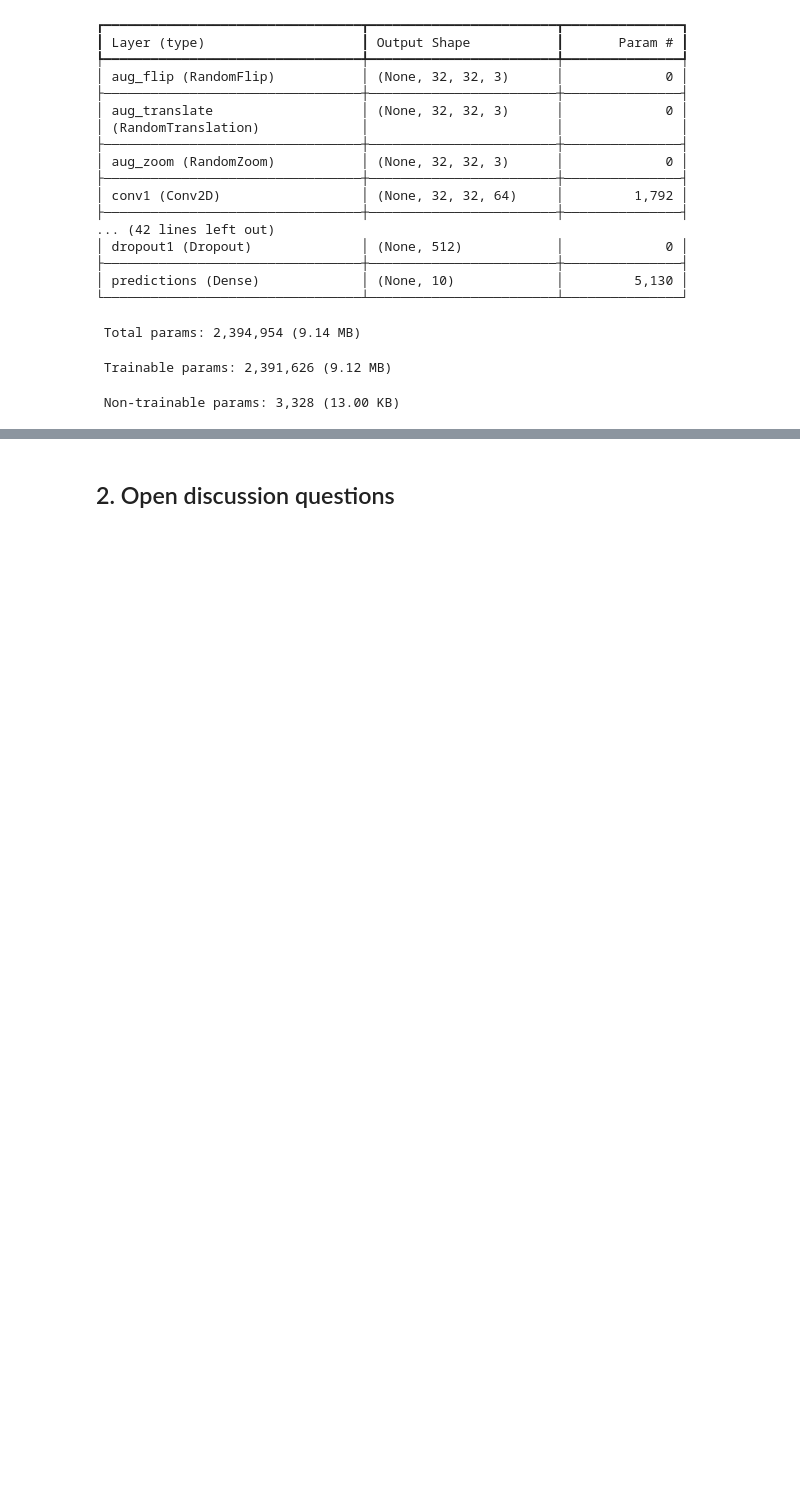
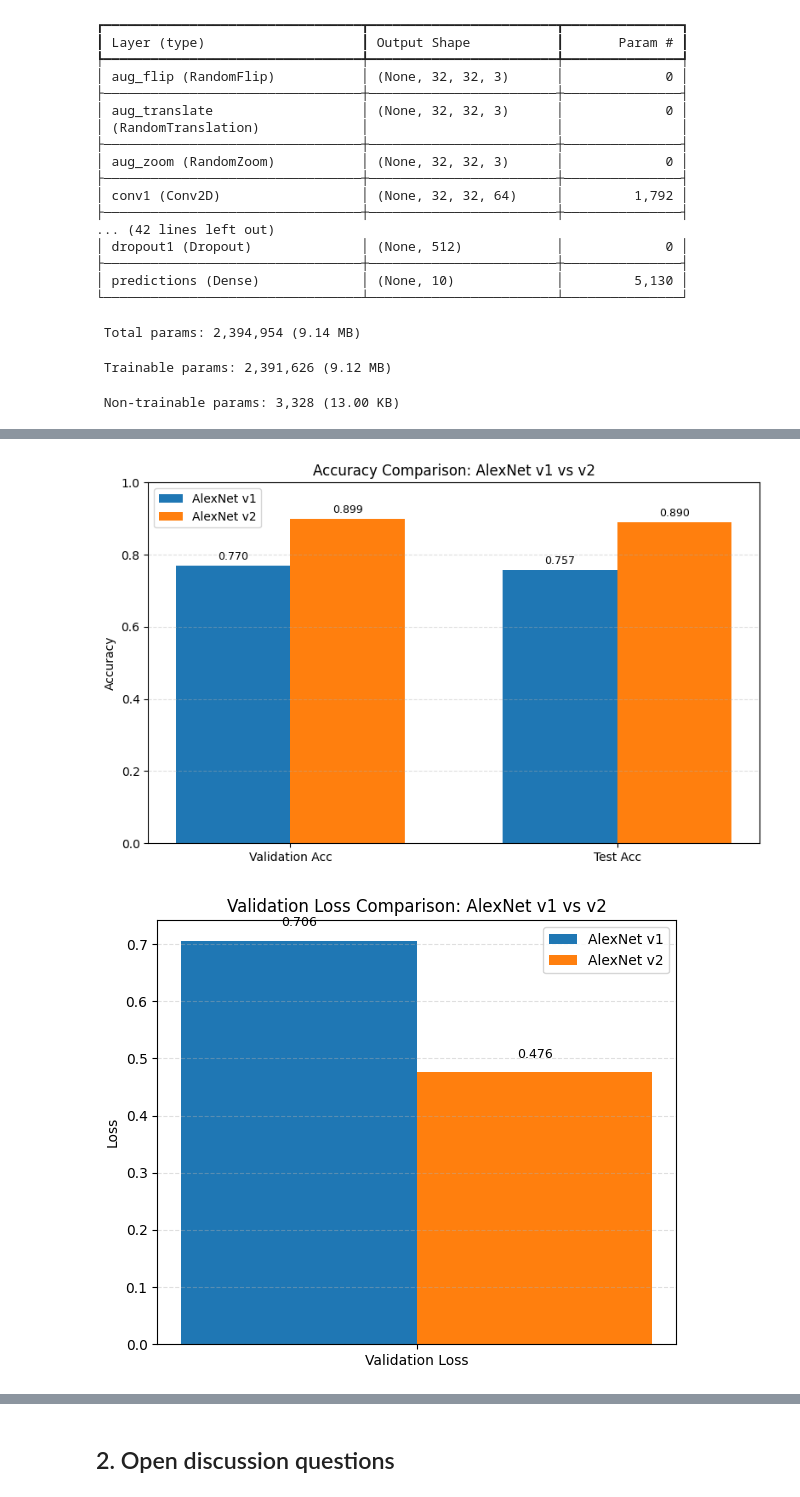
Before and after one commit to mintus2511/DL4AI_230167_Assignment_1, a Jupyter notebook: Assignment_1_Layers.ipynb, the cells around one changed output, grey strips where cells are left out. Cells and saved outputs as stored; diff of their text form; code cells hidden in the pictures; blank space fills up the shorter version.

```diff
--- a/Assignment_1_Layers.ipynb
+++ b/Assignment_1_Layers.ipynb
@@ -708,0 +1064,74 @@ Epoch 30/30
+# %%
+# ---- Final Results----
+v1_val_acc = 0.7696
+v1_test_acc = 0.7574
+v1_val_loss = 0.7063
+
+v2_val_acc = 0.8992
+v2_test_acc = 0.8900
+v2_val_loss = 0.4761
+
+
+# 1) Accuracy Comparison Plot
+labels_acc = ['Validation Acc', 'Test Acc']
+v1_acc = [v1_val_acc, v1_test_acc]
+v2_acc = [v2_val_acc, v2_test_acc]
+
+x = np.arange(len(labels_acc))
+width = 0.35
+
+plt.figure(figsize=(8,5))
+bars1 = plt.bar(x - width/2, v1_acc, width, label='AlexNet v1')
+bars2 = plt.bar(x + width/2, v2_acc, width, label='AlexNet v2')
+
+plt.xticks(x, labels_acc)
+plt.ylabel("Accuracy")
+plt.ylim(0, 1.0)
+plt.title("Accuracy Comparison: AlexNet v1 vs v2")
+plt.legend()
+plt.grid(axis='y', linestyle='--', alpha=0.4)
+
+# Add value labels
+for bars in [bars1, bars2]:
+    for bar in bars:
+        height = bar.get_height()
+        plt.text(bar.get_x() + bar.get_width()/2,
+                 height + 0.01,
+                 f"{height:.3f}",
+                 ha='center', va='bottom', fontsize=9)
+
+plt.tight_layout()
+plt.show()
+
+
+# 2) Validation Loss Comparison
+labels_loss = ['Validation Loss']
+v1_loss = [v1_val_loss]
+v2_loss = [v2_val_loss]
+
+x = np.arange(len(labels_loss))
+
+plt.figure(figsize=(6,5))
+bars1 = plt.bar(x - width/2, v1_loss, width, label='AlexNet v1')
+bars2 = plt.bar(x + width/2, v2_loss, width, label='AlexNet v2')
+
+plt.xticks(x, labels_loss)
+plt.ylabel("Loss")
+plt.title("Validation Loss Comparison: AlexNet v1 vs v2")
+plt.legend()
+plt.grid(axis='y', linestyle='--', alpha=0.4)
+
+# Add value labels
+for bars in [bars1, bars2]:
+    for bar in bars:
+        height = bar.get_height()
+        plt.text(bar.get_x() + bar.get_width()/2,
+                 height + 0.02,
+                 f"{height:.3f}",
+                 ha='center', va='bottom', fontsize=9)
+
+plt.tight_layout()
+plt.show()
+# %% [output]
+[figure, added]
+[figure, added]
```
Also changed, not shown: parts of 49 cells of this notebook.
